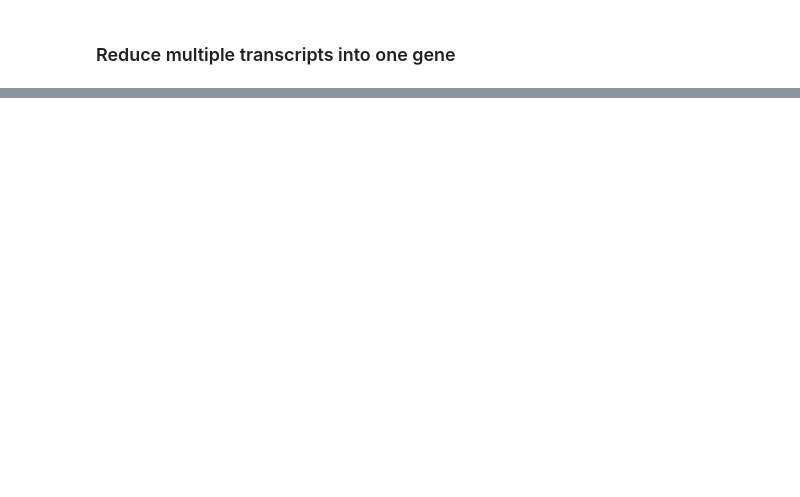
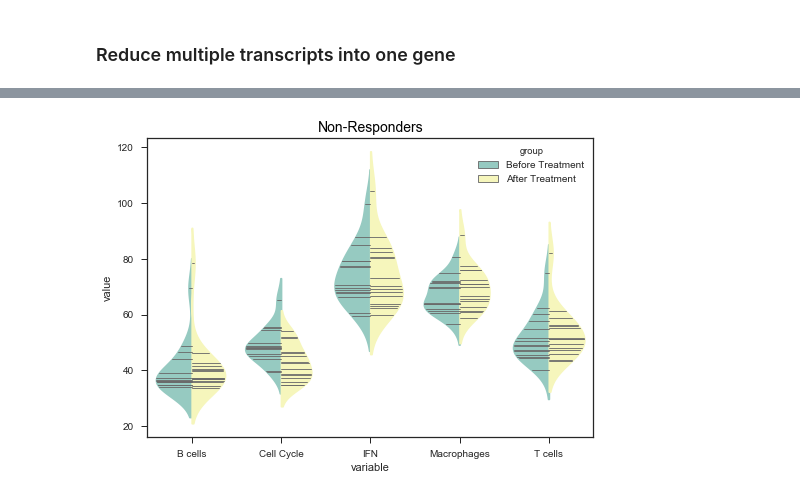
Before and after one commit to ajitjohnson/PythonScripts, a Jupyter notebook: Endocrine treatment of breast cancer.ipynb, the cells around one changed output, grey strips where cells are left out. Saved outputs shown, nothing was run; the diff lists cells and outputs as text; code cells hidden in the pictures; blank space fills up the shorter version.

```diff
--- a/Endocrine treatment of breast cancer.ipynb
+++ b/Endocrine treatment of breast cancer.ipynb
@@ -31,0 +115,7 @@ grouped = grouped.apply(lambda x: np.power(x,2), axis=1)
+# %%
+# Plotting Non-Responders
+g =sns.violinplot(x="variable", y="value", hue="group", split=True, inner = 'stick', data=exp_plot_melt_nr, palette="Set3")
+g.axes.set_title('Non-Responders', fontsize=14, color="black")
+plt.show()
+# %% [output]
+[figure, added]
```
Also changed, not shown: parts of 14 cells of this notebook, 1 other file.
